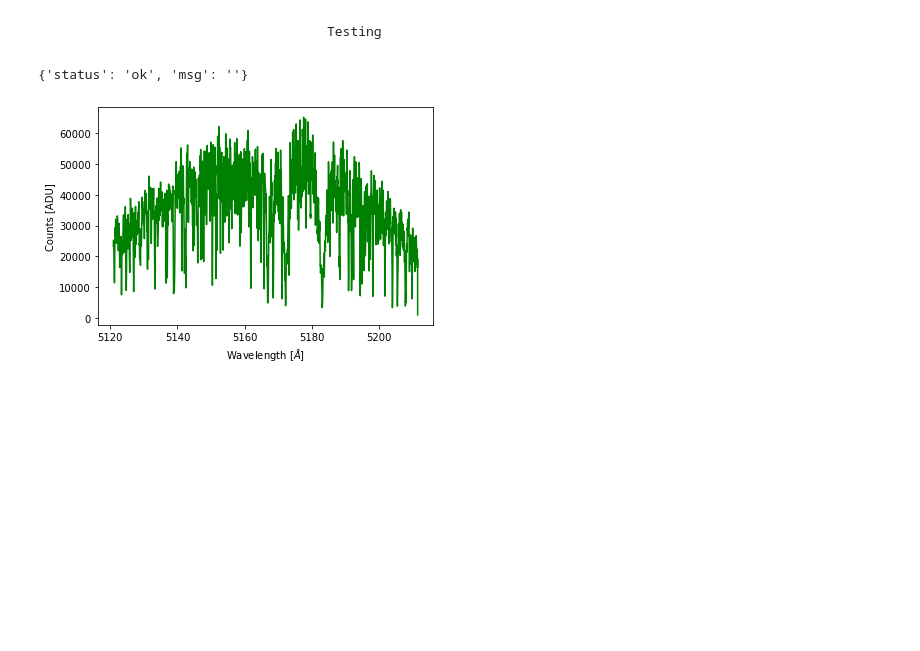
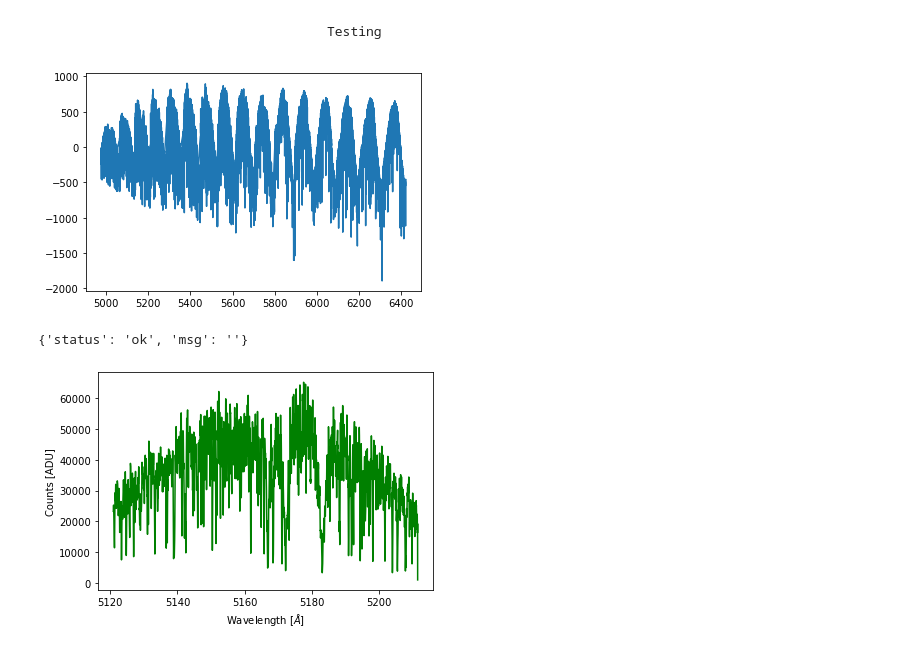
Before and after one commit to jgussman/CHIP, a Jupyter notebook: NoteBooks/main.ipynb, the cells around one changed output. Drawn from its saved outputs; the diff is of its cells as text; code cells hidden in the pictures; blank space fills up the shorter version.

```diff
--- a/NoteBooks/main.ipynb
+++ b/NoteBooks/main.ipynb
@@ -280,3 +339,11 @@ name_filename_rv_df = pd.read_csv("HIRES_Filename_Maxrv.csv").dropna()
+# %%
+#t = pd.read_csv("fluxes_for_HIRES.csv")
+wl_interpolated = np.genfromtxt("interpolated_wl.csv")
+# %%
+plt.plot(wl_interpolated,t["109409"].to_numpy())
+plt.show()
+# %% [output]
+[figure, added]
 # %%
 #Post RV
 filenames = name_filename_rv_dic["FILENAME"] #Removed NAs
```
Also changed, not shown: parts of 34 cells of this notebook.
